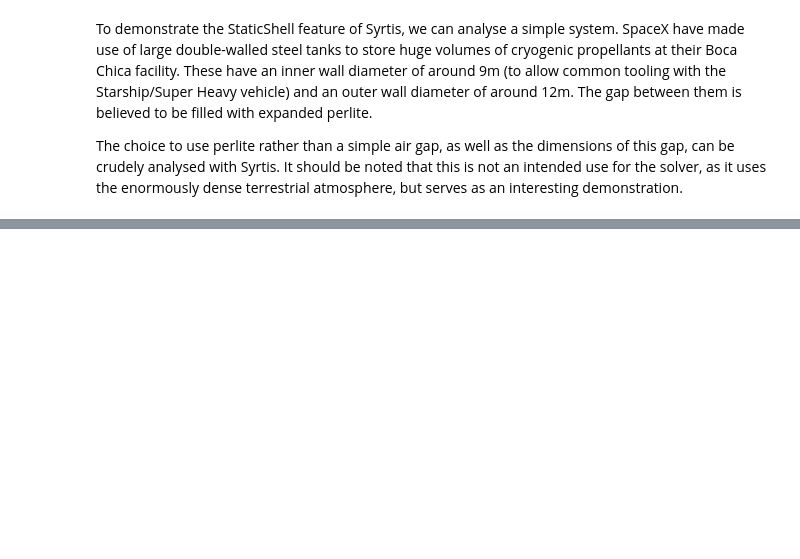
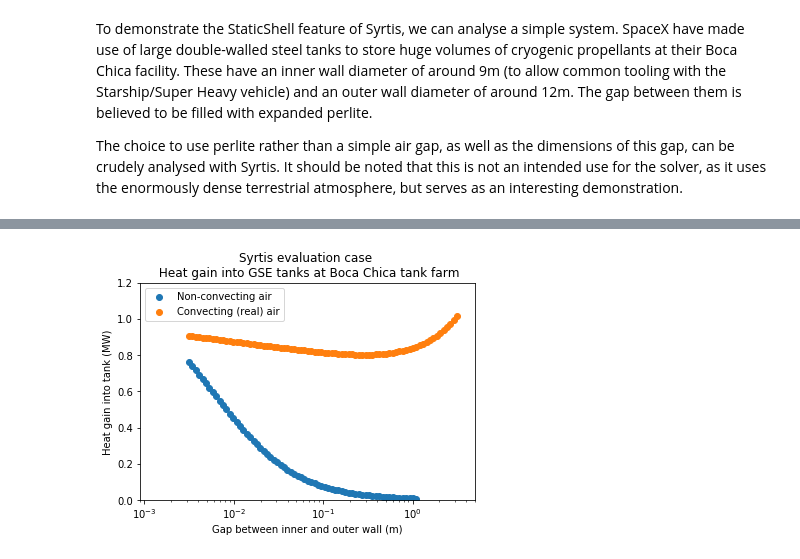
Before and after one commit to smross106/Syrtis, a Jupyter notebook: Boca_Chica_Tank_Farm.ipynb, the cells around one changed output, grey strips where cells are left out. Cells and saved outputs as stored; diff of their text form; code cells hidden in the pictures; blank space fills up the shorter version.

```diff
--- a/Boca_Chica_Tank_Farm.ipynb
+++ b/Boca_Chica_Tank_Farm.ipynb
@@ -47,0 +127,17 @@ NameError: name 'Habitat' is not defined
+# %%
+plt.scatter(thicknesses, heat_gain_static_air, label="Non-convecting air")
+plt.scatter(thicknesses, heat_gain_air, label="Convecting (real) air")
+
+
+plt.xscale("log")
+plt.xlim(9e-4, 5)
+plt.ylim(0, 1.2)
+
+plt.xlabel("Gap between inner and outer wall (m)")
+plt.ylabel("Heat gain into tank (MW)")
+plt.title("Syrtis evaluation case \n Heat gain into GSE tanks at Boca Chica tank farm")
+
+plt.legend()
+plt.show()
+# %% [output]
+[figure, added]
```
Also changed, not shown: parts of 11 cells of this notebook, 4 other files.
